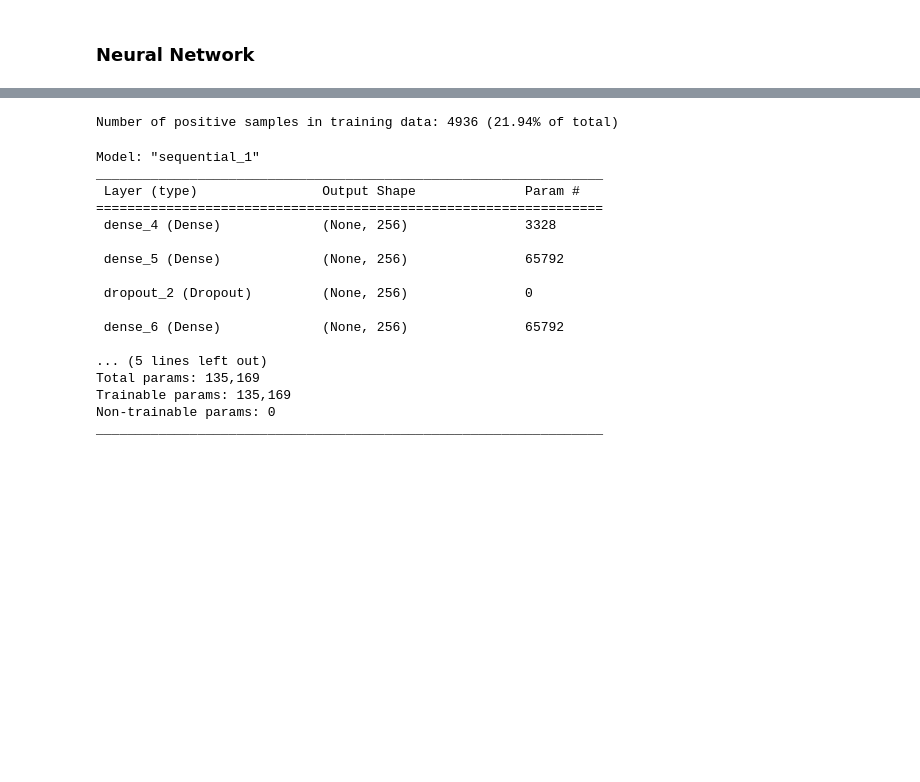
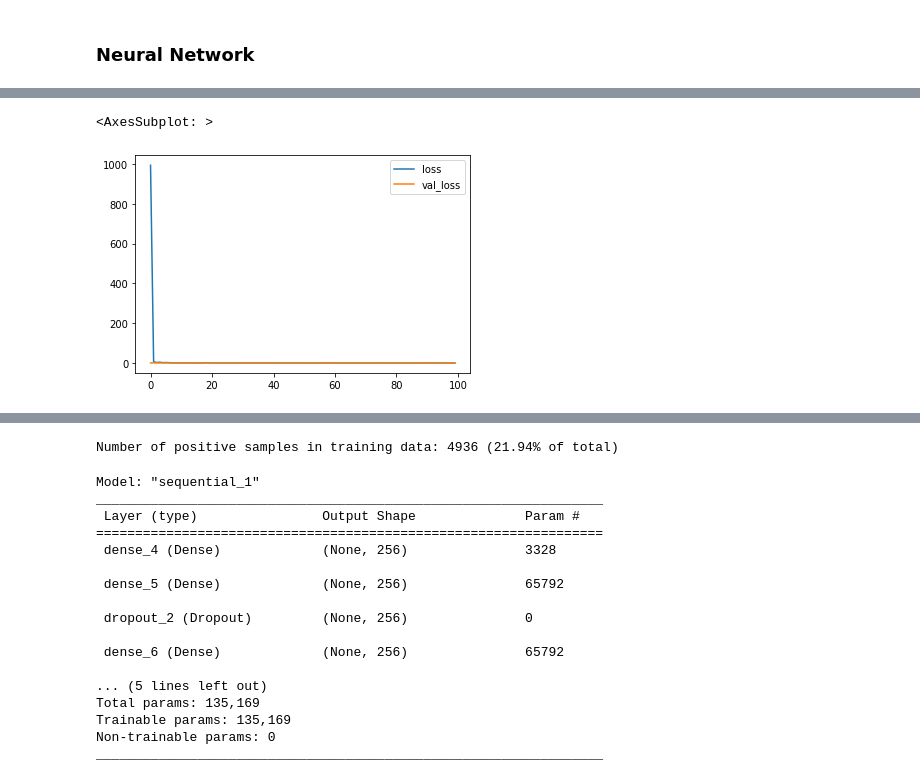
Before and after one commit to elvern18/Credit-Card-Default, a Jupyter notebook: BT2103 Project.ipynb, the cells around one changed output, grey strips where cells are left out. Saved outputs shown, nothing was run; the diff lists cells and outputs as text; code cells hidden in the pictures; blank space fills up the shorter version.

Commit message:
naive X, y

```diff
--- a/BT2103 Project.ipynb
+++ b/BT2103 Project.ipynb
@@ -851,0 +867,15 @@ _________________________________________________________________
+# %%
+from tensorflow import keras
+
+model = keras.Sequential(
+    [
+        keras.layers.Dense(
+            len(X_train_naive.columns), activation="relu", input_shape=(X_train_naive.shape[-1],)
+        ),
+        keras.layers.Dropout(0.3),
+        keras.layers.Dense(len(X_train_naive.columns) / 2, activation="relu"),
+        keras.layers.Dropout(0.3),
+        keras.layers.Dense(1, activation="sigmoid"),
+    ]
+)
+model.summary()
@@ -851,0 +902,24 @@ _________________________________________________________________
+# %%
+metrics = [
+    keras.metrics.FalseNegatives(name="fn"),
+    keras.metrics.FalsePositives(name="fp"),
+    keras.metrics.TrueNegatives(name="tn"),
+    keras.metrics.TruePositives(name="tp"),
+    keras.metrics.Precision(name="precision"),
+    keras.metrics.Recall(name="recall"),
+    keras.metrics.Accuracy(name="Accuracy")
+]
+
+model.compile(
+    optimizer=keras.optimizers.Adam(1e-2), loss="binary_crossentropy", metrics=metrics
+)
+
+model.fit(
+    X_train_naive,
+    y_train_naive,
+    batch_size=200,
+    epochs=100,
+    #verbose=2,
+    #callbacks=callbacks,
+    validation_data=(X_test_naive, y_test_naive)
+)
@@ -851,0 +945,7 @@ _________________________________________________________________
+# %%
+
+losses = pd.DataFrame(model.history.history)
+losses[['loss','val_loss']].plot()
+# %% [output]
+<AxesSubplot: >
+[figure, added]
```
Also changed, not shown: parts of 34 cells of this notebook.
